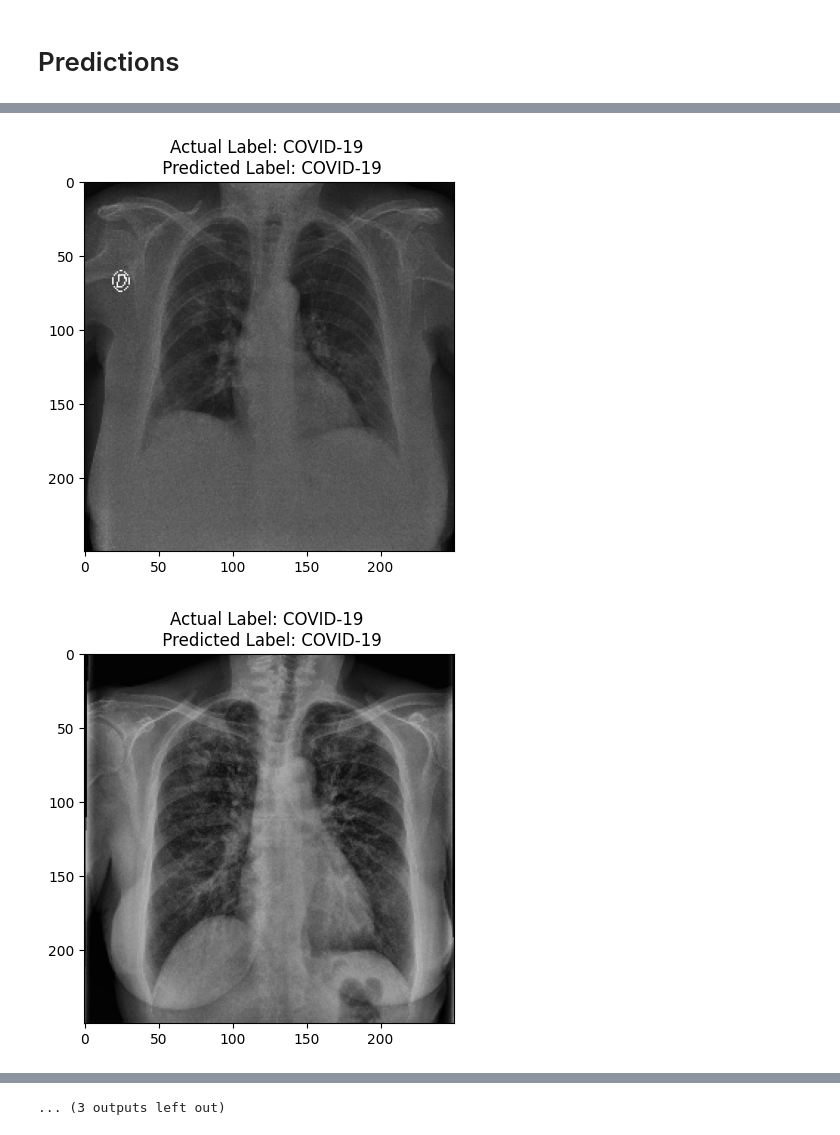
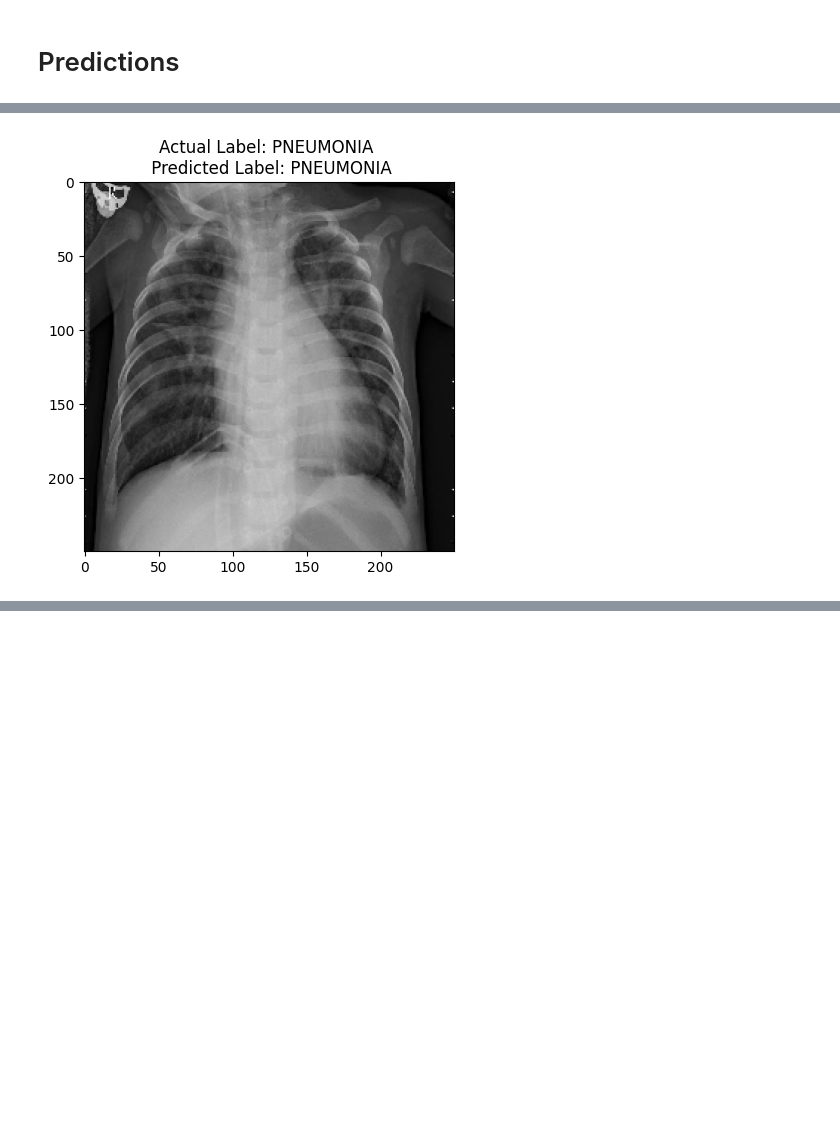
Before and after one commit to fahim-muntasir-niloy/lime-ray, a Jupyter notebook: lime-ray.ipynb, the cells around one changed output, grey strips where cells are left out. Cells and saved outputs as stored; diff of their text form; code cells hidden in the pictures; blank space fills up the shorter version.

Commit message:
LIME seperated, files cleaned

```diff
--- a/lime-ray.ipynb
+++ b/lime-ray.ipynb
@@ -415,5 +275,9 @@ hist_df.describe()
 # %% [markdown]
 # Predictions
+# %%
+# load trained model
+
+model = models.load_model("lime-ray-cnn-lstm-20e.h5")
 # %%
 labels = ['COVID-19','NORMAL', 'PNEUMONIA', 'TURBERCULOSIS']
 
@@ -461,13 +325,15 @@ model.save('lime-ray-cnn-lstm-20e.h5')
 # %%
 def singlePred(batch, im):
-    actual_label = labels[np.argmax(test_dataset[batch][1][im])]
-    pred_label = labels[np.argmax(predictions[batch*im])]
 
 
-    plt.imshow(test_dataset[batch][0][im])
+    actual_label = labels[np.argmax(test_dataset.__getitem__(idx=batch)[1][im])]
+    pred_label = labels[np.argmax(model.predict(test_dataset.__getitem__(idx=batch)[0])[im])]
+
+
+    plt.imshow(test_dataset.__getitem__(idx=batch)[0][im])
     plt.title(f"Actual Label: {actual_label} \n Predicted Label: {pred_label}")
     plt.show()
 
-for i in range(15):
-    singlePred(0,i)
+for i in range(3):
+    singlePred(30,i)
 # %% [output]
@@ -476,2 +345 @@ for i in range(15):
-[figure, old version]
+[figure, new version]
-[figure, removed]
@@ -486 +345,0 @@ for i in range(15):
-... (3 outputs left out)
```
Also changed, not shown: parts of 24 cells of this notebook, 2 other files.
